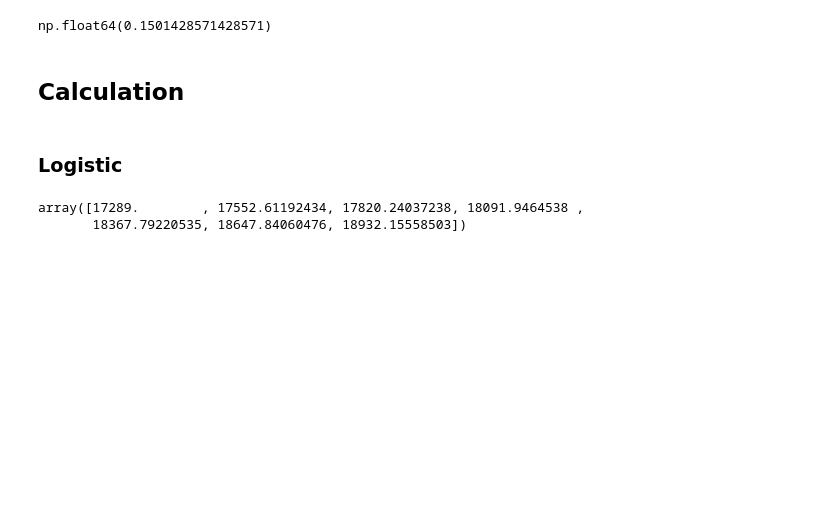
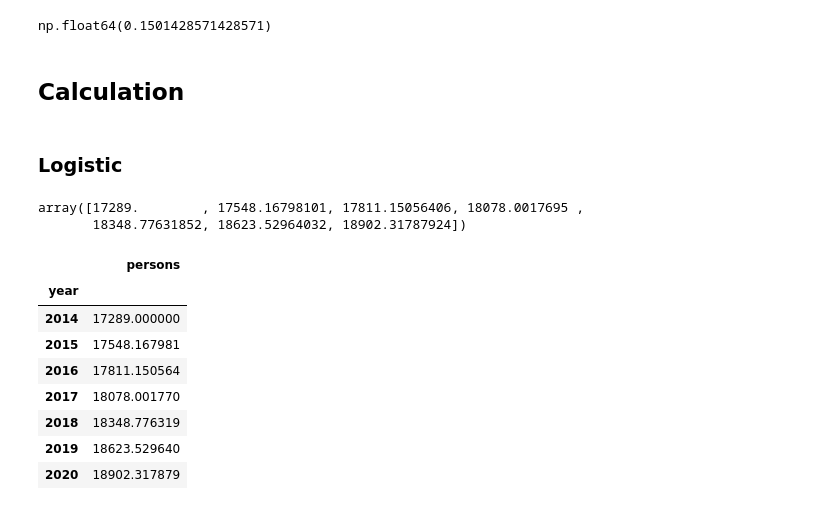
Before and after one commit to Jrol123/MathModeling, a Jupyter notebook: L1/src/main.ipynb, the cells around one changed output. Cells and saved outputs as stored; diff of their text form; code cells hidden in the pictures; blank space fills up the shorter version.

```diff
--- a/L1/src/main.ipynb
+++ b/L1/src/main.ipynb
@@ -239,13 +266,28 @@ t_kaz = get_time_array(
 P_logistic_kaz = logistic_model(
     t_kaz,
     P0_kaz,
-    r_kaz - 0.135,
-    int(25e6),
+    r_kaz- 0.135,
+    int(1e6),
 )
+#  - 0.135
 P_logistic_kaz
 # %% [output]
-array([17289.        , 17552.61192434, 17820.24037238, 18091.9464538 ,
-       18367.79220535, 18647.84060476, 18932.15558503])
+array([17289.        , 17548.16798101, 17811.15056406, 18078.0017695 ,
+       18348.77631852, 18623.52964032, 18902.31787924])
+# %%
+df_logistic_kaz = pd.DataFrame({"year": t_kaz + starting_year_kaz, "persons": P_logistic_kaz})
+df_logistic_kaz.set_index("year", inplace=True)
+df_logistic_kaz
+# %% [output]
+|  | persons |
+| year |  |
+| 2014 | 17289.000000 |
+| 2015 | 17548.167981 |
+| 2016 | 17811.150564 |
+| 2017 | 18078.001770 |
+| 2018 | 18348.776319 |
+| 2019 | 18623.529640 |
+| 2020 | 18902.317879 |
 # %%
 plot_population(
     t_kaz + starting_year_kaz,
```
Also changed, not shown: parts of 6 cells of this notebook.
